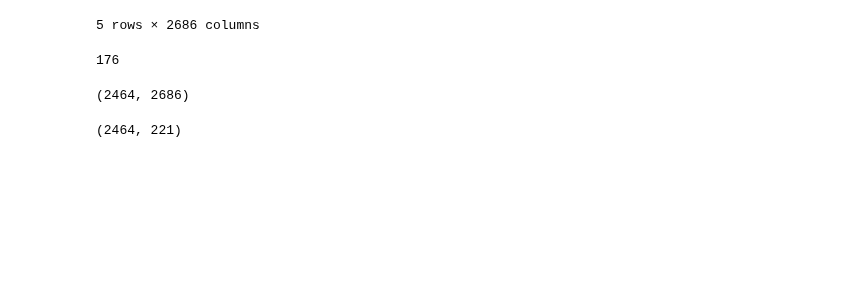
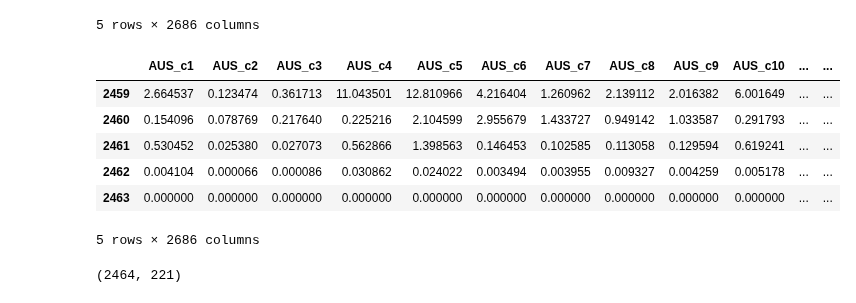
Before and after one commit to kavyajeetbora/ETL_wages, a Jupyter notebook: WIOD.ipynb, the cells around one changed output. Drawn from its saved outputs; the diff is of its cells as text; code cells hidden in the pictures; blank space fills up the shorter version.

```diff
--- a/WIOD.ipynb
+++ b/WIOD.ipynb
@@ -567,12 +567,12 @@ df.head(10)
 10 rows × 2689 columns
 # %%
 columns = df.iloc[3,4:] +"_"+ df.iloc[4,4:]
-rows = df.iloc[5:,2] +"_"+ df.iloc[5:,3]
+rows = df.iloc[5:-8,2] +"_"+ df.iloc[5:-8,3]
 countries = df.iloc[3,4:-1].values
 
 df_IO = df.iloc[5:-8, 4:].astype(float).copy().reset_index(drop=True)
 df_IO.columns=columns.values
-df_IO['supply'] = rows
+df_IO['supply'] = rows.values
 # %%
 df_IO.head()
 # %% [output]
@@ -583,14 +583,16 @@ df_IO.head()
 | 3 | 14.206129 | 0.243553 | 0.211697 | 996.265557 | 38.892554 | 2.423638 | 4.339438 | 6.587322 | 2.416563 | 4690.433792 | ... | ... |
 | 4 | 820.496849 | 7.001094 | 45.912387 | 45.819850 | 4809.581899 | 159.040816 | 7.373036 | 8.881866 | 6.642213 | 12.425254 | ... | ... |
 5 rows × 2686 columns
-# %%
-44*4
-# %% [output]
-176
 # %%
-df_IO.shape
+df_IO.tail()
 # %% [output]
+|  | AUS_c1 | AUS_c2 | AUS_c3 | AUS_c4 | AUS_c5 | AUS_c6 | AUS_c7 | AUS_c8 | AUS_c9 | AUS_c10 | ... | ... |
+| 2459 | 2.664537 | 0.123474 | 0.361713 | 11.043501 | 12.810966 | 4.216404 | 1.260962 | 2.139112 | 2.016382 | 6.001649 | ... | ... |
+| 2460 | 0.154096 | 0.078769 | 0.217640 | 0.225216 | 2.104599 | 2.955679 | 1.433727 | 0.949142 | 1.033587 | 0.291793 | ... | ... |
+| 2461 | 0.530452 | 0.025380 | 0.027073 | 0.562866 | 1.398563 | 0.146453 | 0.102585 | 0.113058 | 0.129594 | 0.619241 | ... | ... |
+| 2462 | 0.004104 | 0.000066 | 0.000086 | 0.030862 | 0.024022 | 0.003494 | 0.003955 | 0.009327 | 0.004259 | 0.005178 | ... | ... |
+| 2463 | 0.000000 | 0.000000 | 0.000000 | 0.000000 | 0.000000 | 0.000000 | 0.000000 | 0.000000 | 0.000000 | 0.000000 | ... | ... |
-(2464, 2686)
+5 rows × 2686 columns
 # %%
 new_cols = []
 cols = [f"c{i}" for i in range(57,62)]
```
Also changed, not shown: parts of 21 cells of this notebook.
